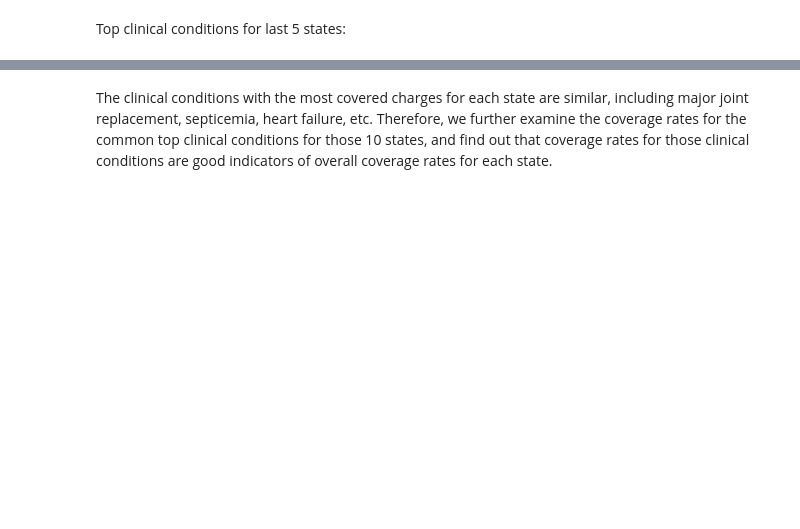
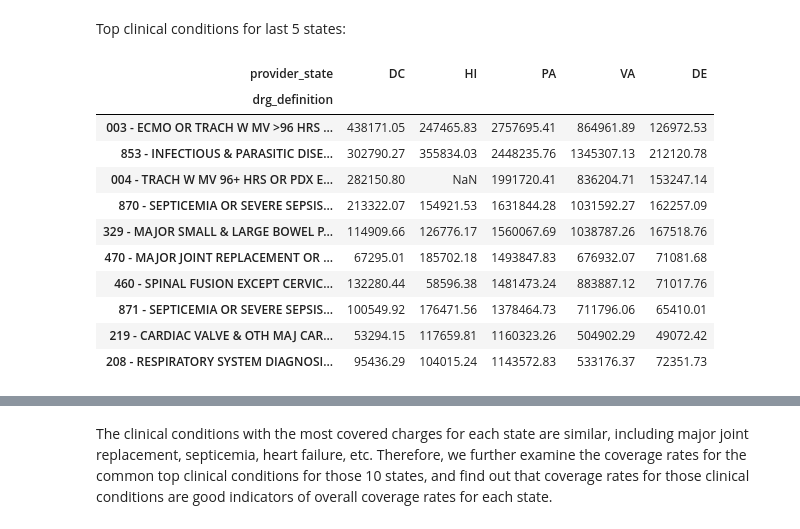
Before and after one commit to AnyiHuang/Analyzing-Inpatient-medical-expense-in-US, a Jupyter notebook: BA780_Team5A.ipynb, the cells around one changed output, grey strips where cells are left out. Drawn from its saved outputs; the diff is of its cells as text; code cells hidden in the pictures; blank space fills up the shorter version.

```diff
--- a/BA780_Team5A.ipynb
+++ b/BA780_Team5A.ipynb
@@ -377,8 +406,20 @@ inpatient_top_states_pivot.head(10)
 # %% [markdown]
 Top clinical conditions for last 5 states:
 # %%
-inpatient_last_states = inpatient_2015[inpatient_2015['provider_state'].isin(['DC', 'HI', 'PA', 'VA', 'DE'])]
 inpatient_last_states_pivot = pd.pivot_table(inpatient_last_states, values='average_medicare_payments', index='drg_definition', columns='provider_state', aggfunc='sum')
-inpatient_last_states_pivot = inpatient_top_states_pivot[['DC', 'HI', 'PA', 'VA', 'DE']]
-inpatient_last_states_pivot = inpatient_top_states_pivot.sort_values('DC', ascending=False)
+inpatient_last_states_pivot = inpatient_last_states_pivot[['DC', 'HI', 'PA', 'VA', 'DE']]
+inpatient_last_states_pivot = inpatient_last_states_pivot.sort_values('PA', ascending=False)
 inpatient_last_states_pivot.head(10)
+# %% [output]
+| provider_state | DC | HI | PA | VA | DE |
+| drg_definition |  |  |  |  |  |
+| 003 - ECMO OR TRACH W MV >96 HRS ... | 438171.05 | 247465.83 | 2757695.41 | 864961.89 | 126972.53 |
+| 853 - INFECTIOUS & PARASITIC DISE... | 302790.27 | 355834.03 | 2448235.76 | 1345307.13 | 212120.78 |
+| 004 - TRACH W MV 96+ HRS OR PDX E... | 282150.80 | NaN | 1991720.41 | 836204.71 | 153247.14 |
+| 870 - SEPTICEMIA OR SEVERE SEPSIS... | 213322.07 | 154921.53 | 1631844.28 | 1031592.27 | 162257.09 |
+| 329 - MAJOR SMALL & LARGE BOWEL P... | 114909.66 | 126776.17 | 1560067.69 | 1038787.26 | 167518.76 |
+| 470 - MAJOR JOINT REPLACEMENT OR ... | 67295.01 | 185702.18 | 1493847.83 | 676932.07 | 71081.68 |
+| 460 - SPINAL FUSION EXCEPT CERVIC... | 132280.44 | 58596.38 | 1481473.24 | 883887.12 | 71017.76 |
+| 871 - SEPTICEMIA OR SEVERE SEPSIS... | 100549.92 | 176471.56 | 1378464.73 | 711796.06 | 65410.01 |
+| 219 - CARDIAC VALVE & OTH MAJ CAR... | 53294.15 | 117659.81 | 1160323.26 | 504902.29 | 49072.42 |
+| 208 - RESPIRATORY SYSTEM DIAGNOSI... | 95436.29 | 104015.24 | 1143572.83 | 533176.37 | 72351.73 |
```
Also changed, not shown: parts of 8 cells of this notebook.
